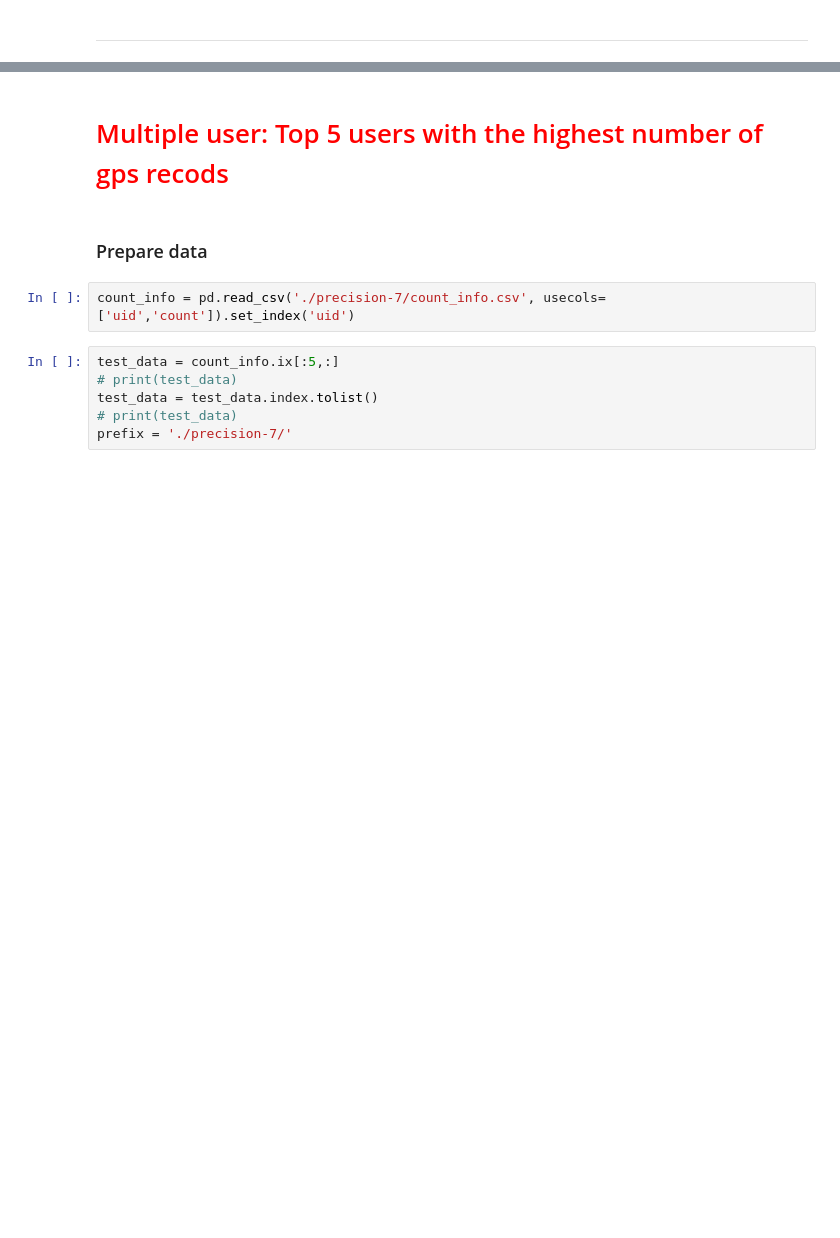
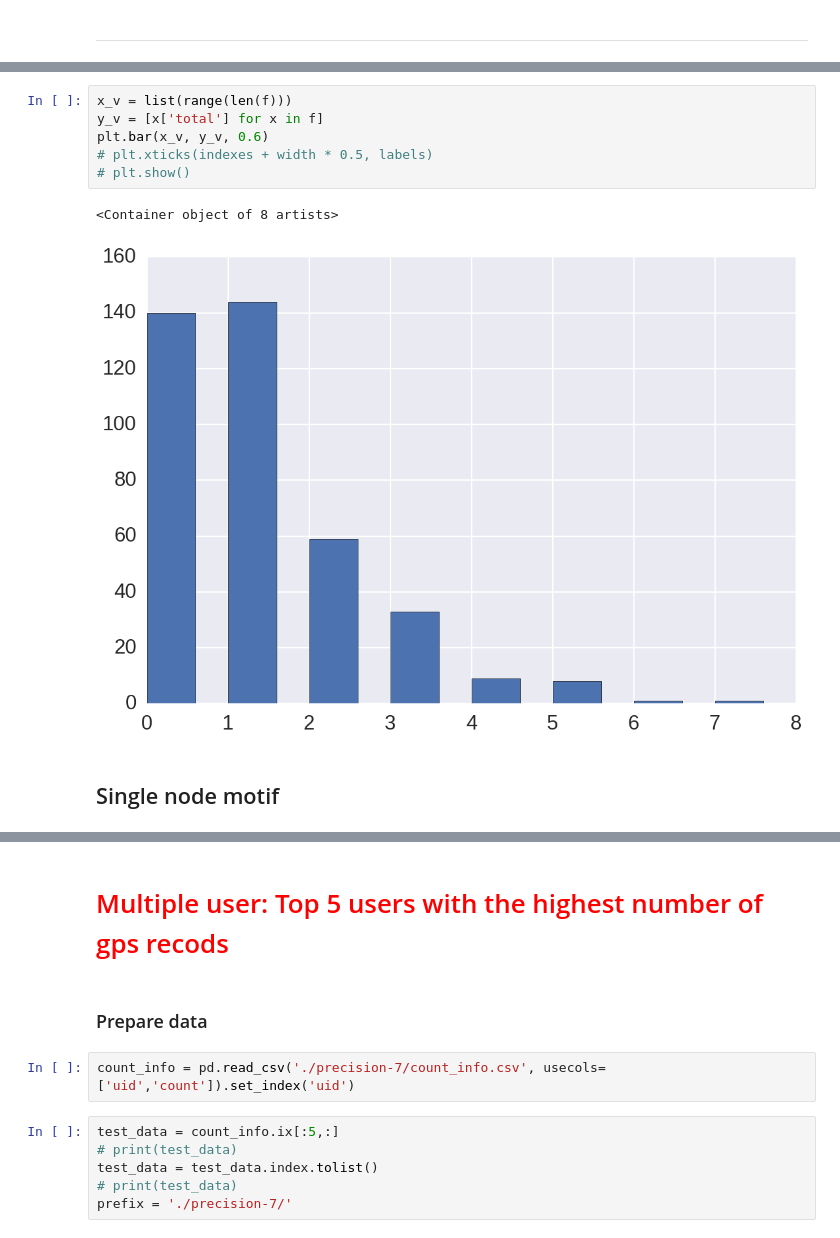
Before and after one commit to xz278/motif-python, a Jupyter notebook: location-public.ipynb, the cells around one changed output, grey strips where cells are left out. Saved outputs shown, nothing was run; the diff lists cells and outputs as text; blank space fills up the shorter version.

```diff
--- a/location-public.ipynb
+++ b/location-public.ipynb
@@ -776,0 +1025,11 @@ def add_subplot_axes(ax,rect,axisbg='w'):
+# %%
+x_v = list(range(len(f)))
+y_v = [x['total'] for x in f]
+plt.bar(x_v, y_v, 0.6)
+# plt.xticks(indexes + width * 0.5, labels)
+# plt.show()
+# %% [output]
+<Container object of 8 artists>
+[figure, added]
+# %% [markdown]
+## Single node motif
```
Also changed, not shown: parts of 78 cells of this notebook.
